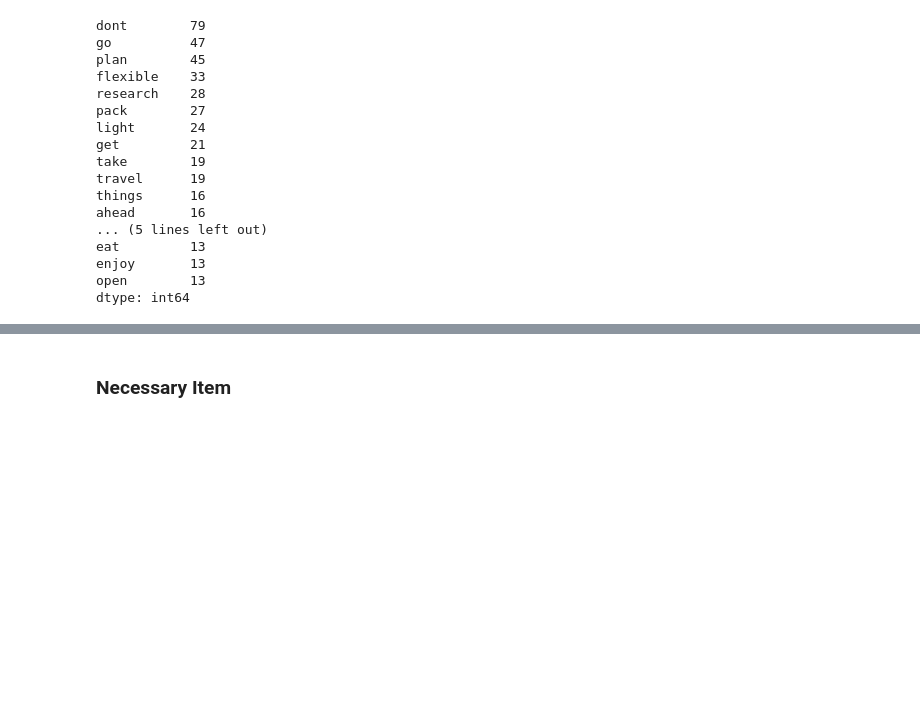
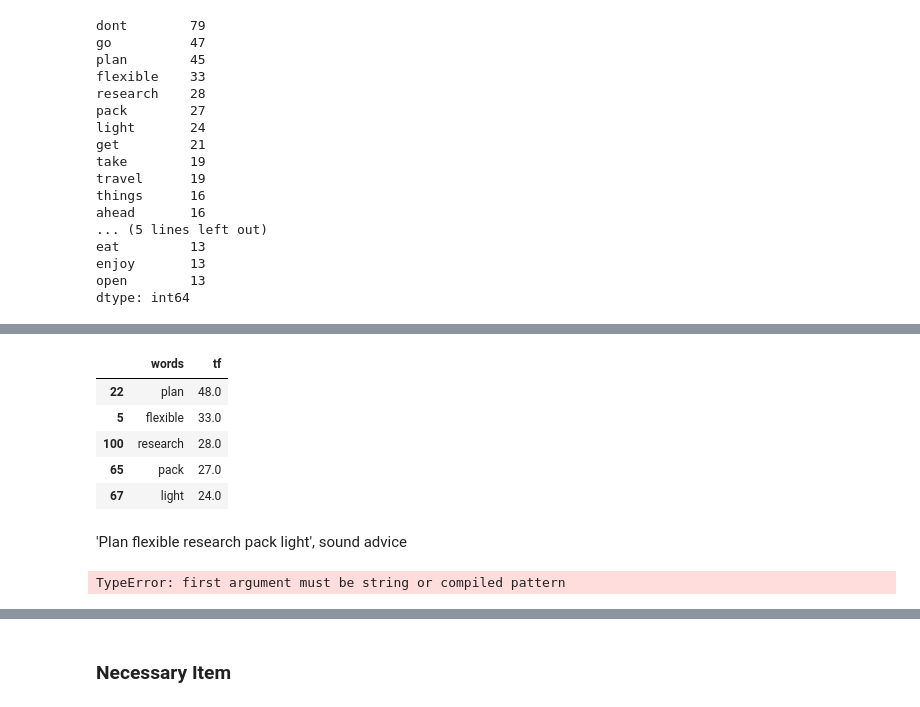
Before and after one commit to Ecboxer/travel, a Jupyter notebook: notebooks/explore.ipynb, the cells around one changed output, grey strips where cells are left out. Saved outputs shown, nothing was run; the diff lists cells and outputs as text; code cells hidden in the pictures; blank space fills up the shorter version.

```diff
--- a/notebooks/explore.ipynb
+++ b/notebooks/explore.ipynb
@@ -1501,0 +1528,16 @@ df['tip_pr'] = df['tip_pr'].apply(lambda x: str(TextBlob(x).correct()))
+# %%
+tf.sort_values('tf', ascending = False).head()
+# %% [output]
+|  | words | tf |
+| 22 | plan | 48.0 |
+| 5 | flexible | 33.0 |
+| 100 | research | 28.0 |
+| 65 | pack | 27.0 |
+| 67 | light | 24.0 |
+# %% [markdown]
+'Plan flexible research pack light', sound advice
+# %%
+for i, word in enumerate(tf['words']):
+    tf.loc[i, 'idf'] = np.log(df.shape[0] / (len(df[df['tip_pr'].str.contains(word)])))
+# %% [output]
+TypeError: first argument must be string or compiled pattern
```
Also changed, not shown: parts of 11 cells of this notebook.
